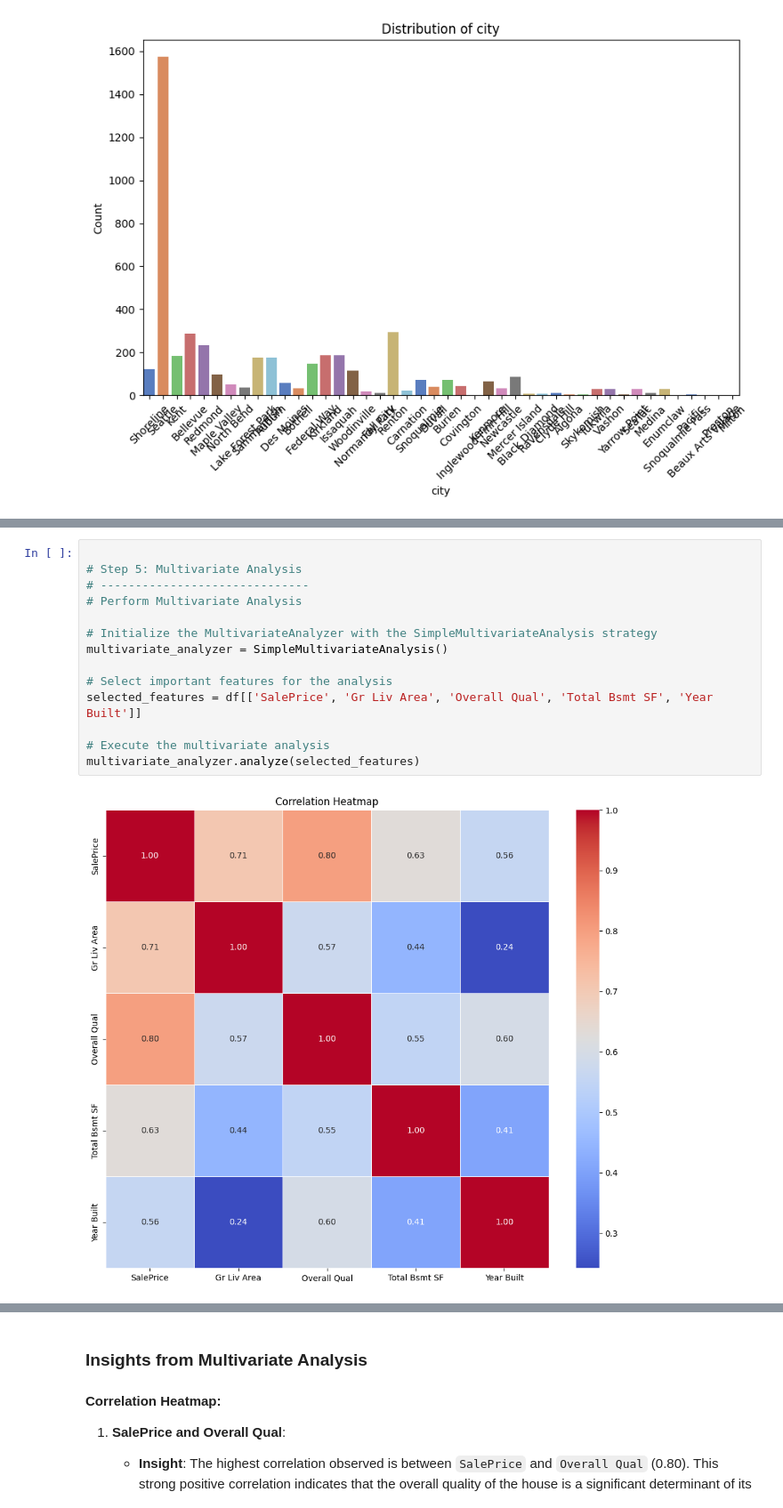
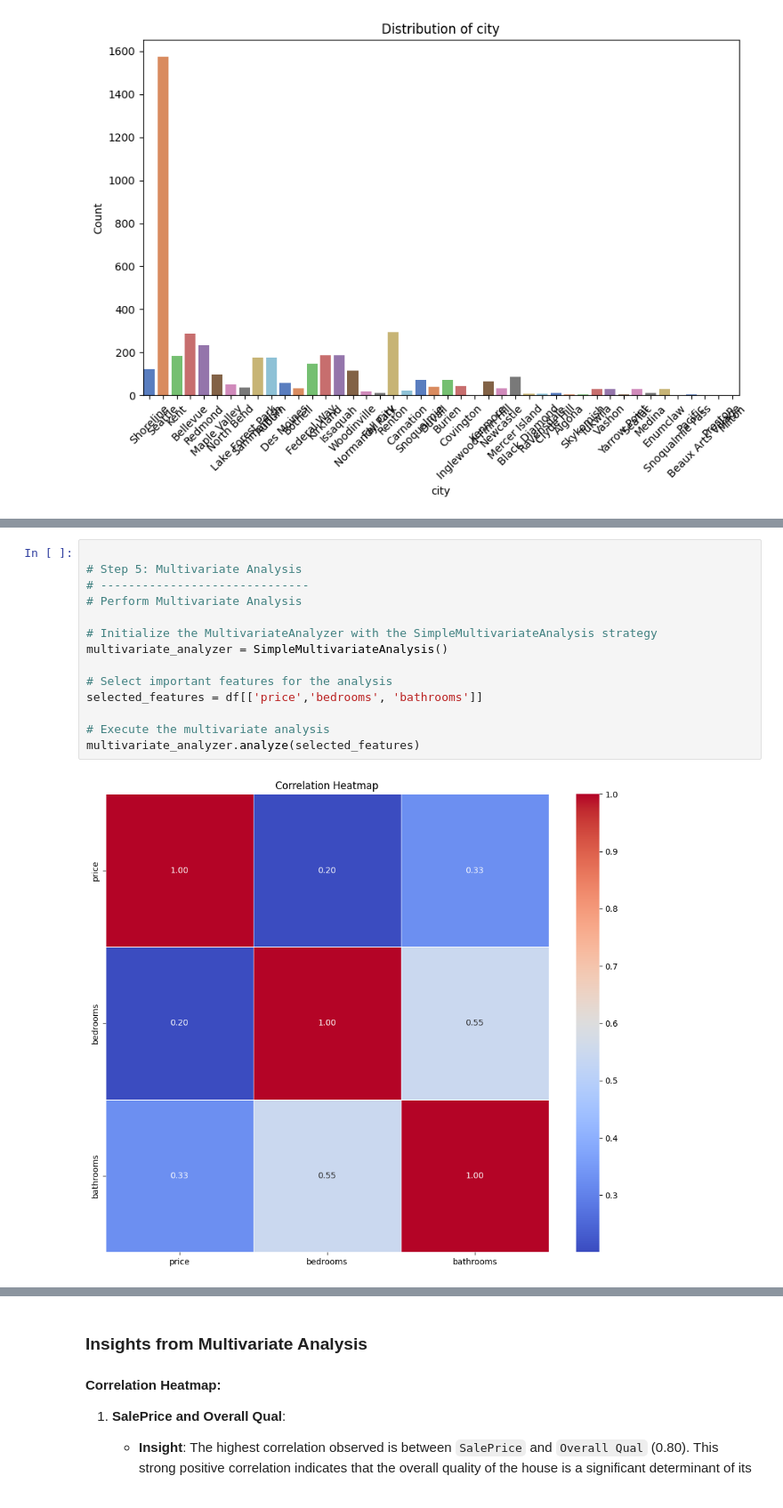
Before and after one commit to Ibrahima-Ndao/m2dsia_house_price_ml_project, a Jupyter notebook: analysis/EDA.ipynb, the cells around one changed output, grey strips where cells are left out. Shown at 89% size. Saved outputs shown, nothing was run; the diff lists cells and outputs as text.

```diff
--- a/analysis/EDA.ipynb
+++ b/analysis/EDA.ipynb
@@ -167,16 +154,16 @@ bivariate_analyzer.execute_analysis(df, 'Overall Qual', 'SalePrice')
 # %%
 
 # Step 5: Multivariate Analysis
 # ------------------------------
 # Perform Multivariate Analysis
 
 # Initialize the MultivariateAnalyzer with the SimpleMultivariateAnalysis strategy
 multivariate_analyzer = SimpleMultivariateAnalysis()
 
 # Select important features for the analysis
-selected_features = df[['SalePrice', 'Gr Liv Area', 'Overall Qual', 'Total Bsmt SF', 'Year Built']]
+selected_features = df[['price','bedrooms', 'bathrooms']]
 
 # Execute the multivariate analysis
 multivariate_analyzer.analyze(selected_features)
 # %% [output]
-[figure, old version]
+[figure, new version]
```
Also changed, not shown: parts of 4 cells of this notebook.
